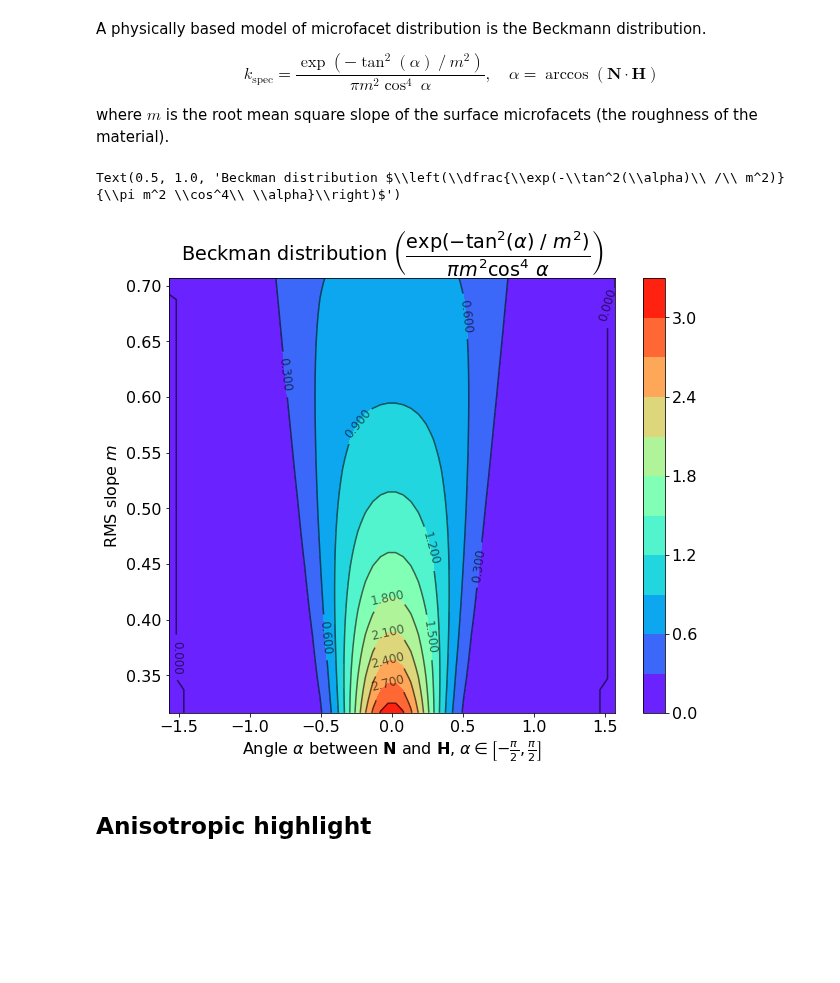
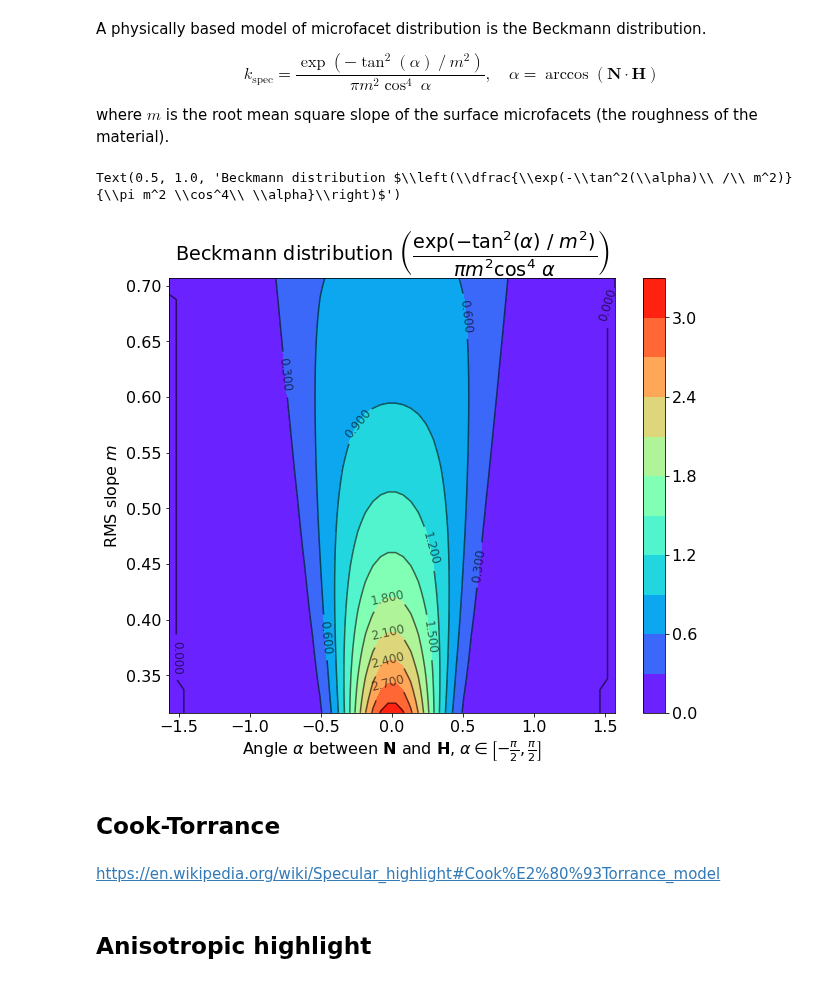
Before and after one commit to darkeclipz/jupyter-notebooks, a Jupyter notebook: Rendering/Reflectance models (diffuse & specular).ipynb, the cells around one changed output. Cells and saved outputs as stored; diff of their text form; code cells hidden in the pictures; blank space fills up the shorter version.

```diff
--- a/Rendering/Reflectance models (diffuse & specular).ipynb
+++ b/Rendering/Reflectance models (diffuse & specular).ipynb
@@ -100,19 +102,23 @@ where $m$ is the root mean square slope of the surface microfacets (the roughnes
 # %%
 x = np.linspace(-math.pi/2, math.pi/2, 60)
 y = np.sqrt(np.linspace(0.1, 0.5, 60))
 X, Y = np.meshgrid(x, y)
 Z = np.exp(-np.tan(X)**2 / Y**2) / (math.pi * Y**2 * np.cos(X)**4)
 plt.figure(figsize=(10, 8))
 contours = plt.contour(X, Y, Z, colors='black', levels=10, alpha=0.6)
 plt.clabel(contours, inline=True, fontsize=12, colors='black')
 plt.contourf(X, Y, Z, cmap='rainbow', levels=10)
 plt.colorbar()
 plt.xlabel('Angle $\\alpha$ between $\\mathbf{N}$ and $\\mathbf{H}$, $\\alpha \\in \\left[-\\frac{\\pi}{2}, \\frac{\\pi}{2}\\right]$')
 plt.ylabel('RMS slope $m$')
-plt.title('Beckman distribution $\\left(\\dfrac{\\exp(-\\tan^2(\\alpha)\\ /\\ m^2)}{\\pi m^2 \\cos^4\\ \\alpha}\\right)$')
+plt.title('Beckmann distribution $\\left(\\dfrac{\\exp(-\\tan^2(\\alpha)\\ /\\ m^2)}{\\pi m^2 \\cos^4\\ \\alpha}\\right)$')
 # %% [output]
-Text(0.5, 1.0, 'Beckman distribution $\\left(\\dfrac{\\exp(-\\tan^2(\\alpha)\\ /\\ m^2)}{\\pi m^2 \\cos^4\\ \\alpha}\\right)$')
+Text(0.5, 1.0, 'Beckmann distribution $\\left(\\dfrac{\\exp(-\\tan^2(\\alpha)\\ /\\ m^2)}{\\pi m^2 \\cos^4\\ \\alpha}\\right)$')
-[figure, old version]
+[figure, new version]
+# %% [markdown]
+## Cook-Torrance
+# %% [markdown]
+https://en.wikipedia.org/wiki/Specular_highlight#Cook%E2%80%93Torrance_model
 # %% [markdown]
 ## Anisotropic highlight
 # %% [markdown]
```
Also changed, not shown: parts of 9 cells of this notebook.
